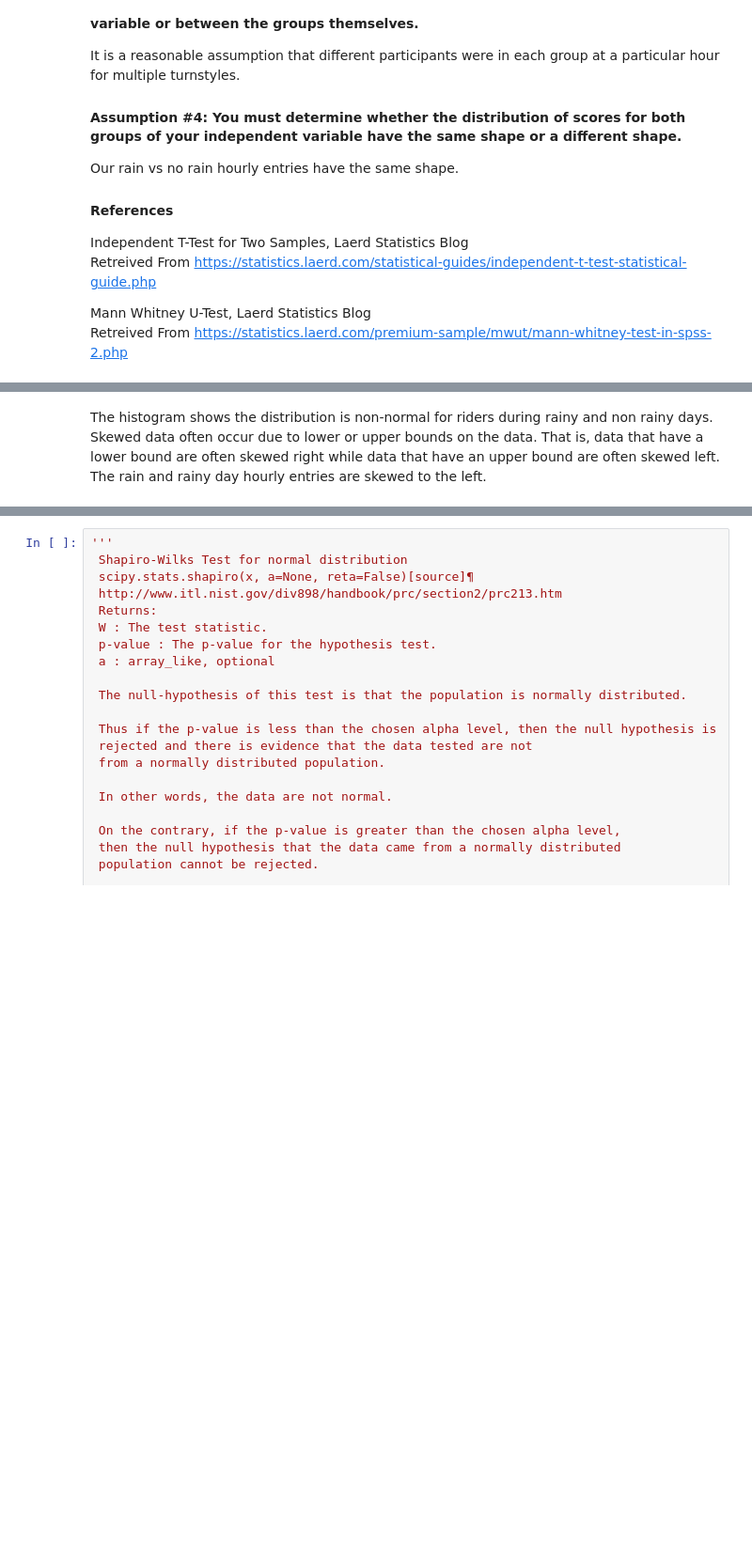
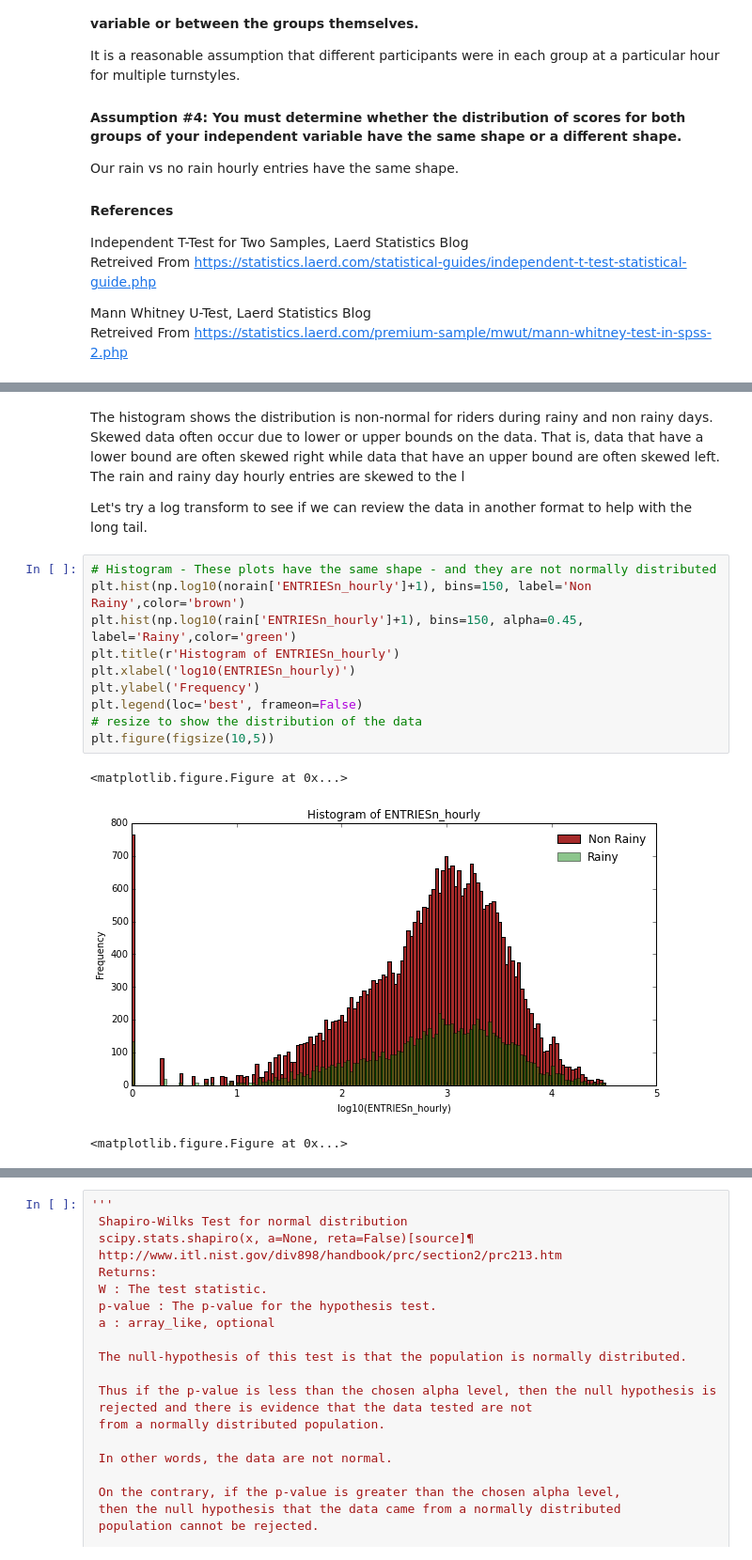
Before and after one commit to craignicholson/P2-1, a Jupyter notebook: Data_Analyst_ND_Project2.ipynb, the cells around one changed output, grey strips where cells are left out. Shown at 94% size. Saved outputs shown, nothing was run; the diff lists cells and outputs as text; blank space fills up the shorter version.

Commit message:
Added log10 to initial histogram, and add coments about needing a TODO for reviewing correlation of features chosen for the LR model

```diff
--- a/Data_Analyst_ND_Project2.ipynb
+++ b/Data_Analyst_ND_Project2.ipynb
@@ -268,3 +268,19 @@ plt.figure(figsize(10,5))
 <matplotlib.figure.Figure at 0x...>
 # %% [markdown]
-The histogram shows the distribution is non-normal for riders during rainy and non rainy days.  Skewed data often occur due to lower or upper bounds on the data. That is, data that have a lower bound are often skewed right while data that have an upper bound are often skewed left.  The rain and rainy day hourly entries are skewed to the left.
+The histogram shows the distribution is non-normal for riders during rainy and non rainy days.  Skewed data often occur due to lower or upper bounds on the data. That is, data that have a lower bound are often skewed right while data that have an upper bound are often skewed left.  The rain and rainy day hourly entries are skewed to the l
+
+Let's try a log transform to see if we can review the data in another format to help with the long tail.
+# %%
+# Histogram - These plots have the same shape - and they are not normally distributed
+plt.hist(np.log10(norain['ENTRIESn_hourly']+1), bins=150, label='Non Rainy',color='brown')
+plt.hist(np.log10(rain['ENTRIESn_hourly']+1), bins=150, alpha=0.45, label='Rainy',color='green')
+plt.title(r'Histogram of ENTRIESn_hourly')
+plt.xlabel('log10(ENTRIESn_hourly)')
+plt.ylabel('Frequency')
+plt.legend(loc='best', frameon=False)
+# resize to show the distribution of the data
+plt.figure(figsize(10,5))
+# %% [output]
+<matplotlib.figure.Figure at 0x...>
+[figure, added]
+<matplotlib.figure.Figure at 0x...>
```
Also changed, not shown: parts of 4 cells of this notebook.
